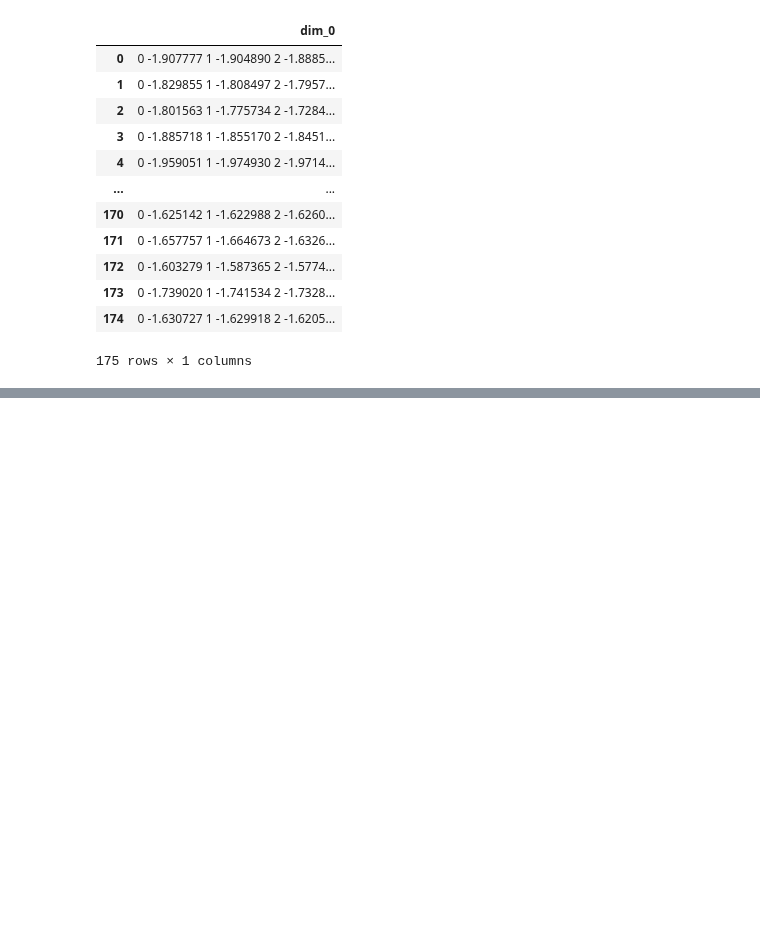
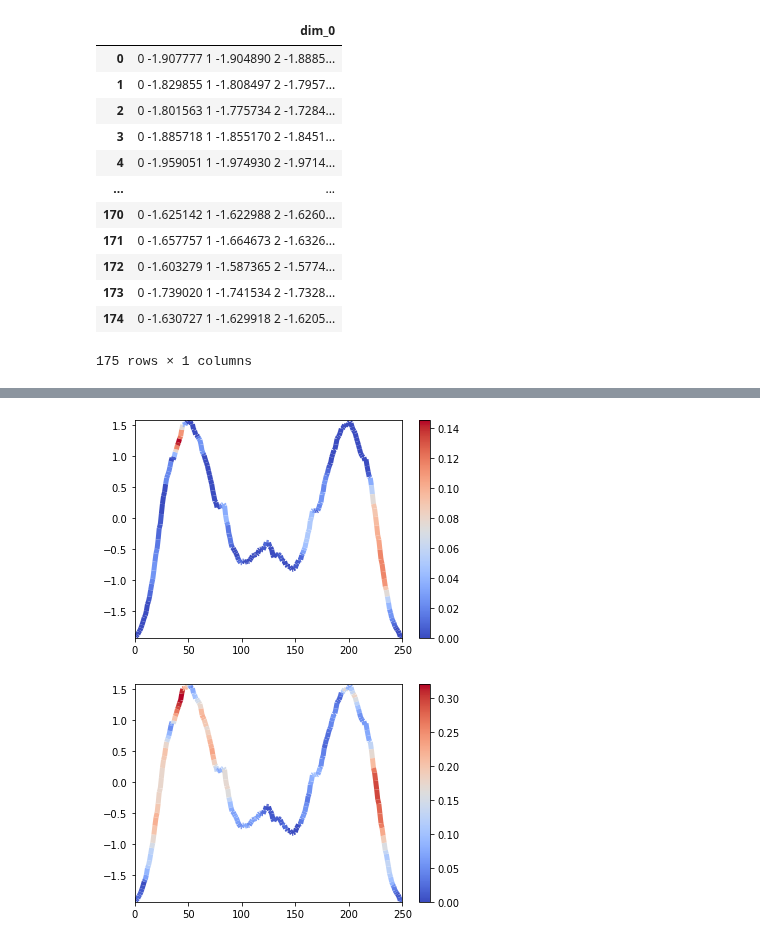
Before and after one commit to sibyl-dev/pyreal, a Jupyter notebook: tutorials/ecg/time_series_test.ipynb, the cells around one changed output, grey strips where cells are left out. Cells and saved outputs as stored; diff of their text form; code cells hidden in the pictures; blank space fills up the shorter version.

Commit message:
functional occlusion

```diff
--- a/tutorials/ecg/time_series_test.ipynb
+++ b/tutorials/ecg/time_series_test.ipynb
@@ -43,0 +62,23 @@ explanation = explainer.produce(X_train_orig.iloc[0][0])
+# %%
+import importlib
+import pyreal.explainers.time.occlusion_importance as oi
+importlib.reload(oi)
+import time
+
+transformers = []
+
+explainer = oi.OcclusionImportance(model, X_train_orig, window_size=3, classes=['0', '1', '2'])
+explainer.fit()
+start = time.time()
+explanation1 = explainer.produce(X_train_orig.iloc[0][0])
+explanation2 = explainer.produce(X_train_orig.iloc[1][0])
+print("total time: ", time.time() - start)
+# %%
+import pyreal.utils.visualize as vis
+importlib.reload(vis)
+
+vis.plot_timeseries_saliency(X_train_orig.iloc[0][0], explanation1[0][0:245])
+vis.plot_timeseries_saliency(X_train_orig.iloc[0][0], explanation2[0][0:245])
+# %% [output]
+[figure, added]
+[figure, added]
```
Also changed, not shown: parts of 3 cells of this notebook, 2 other files.
